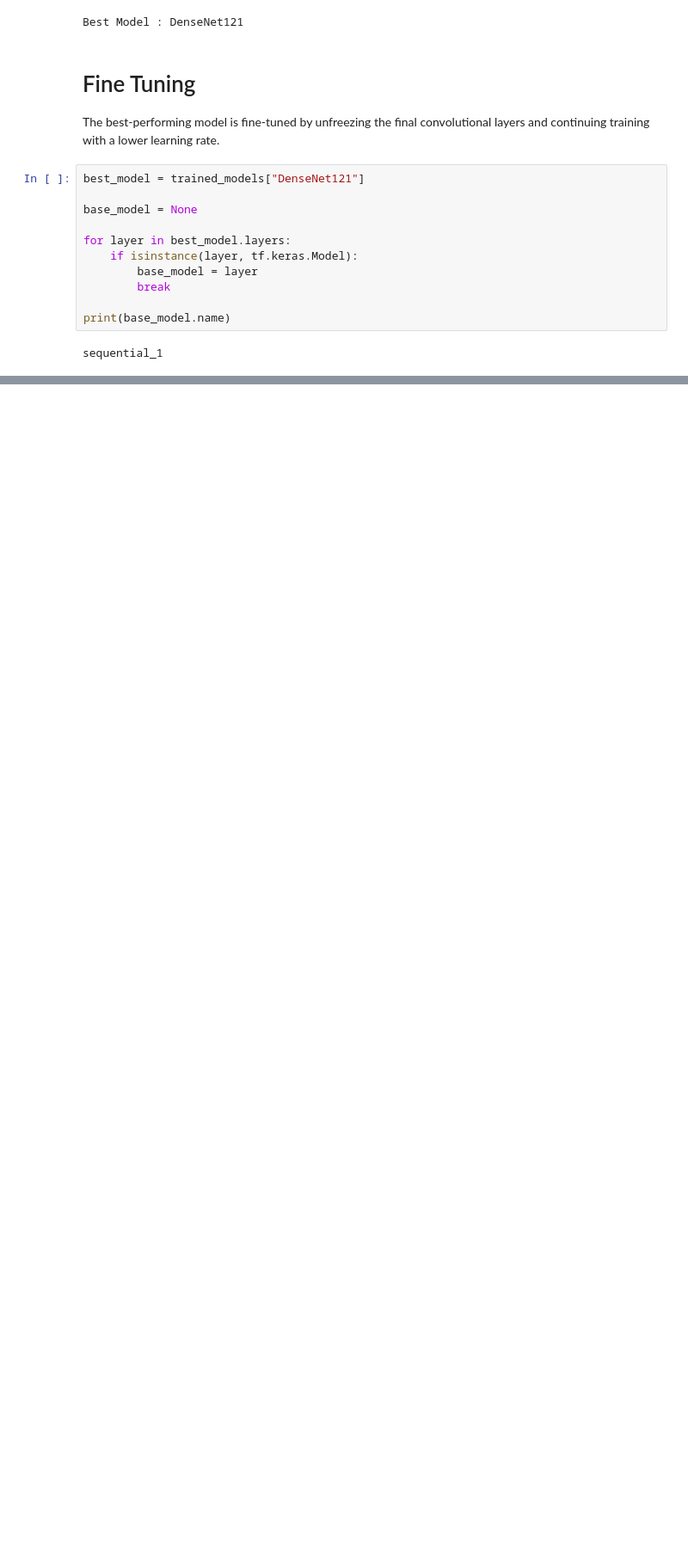
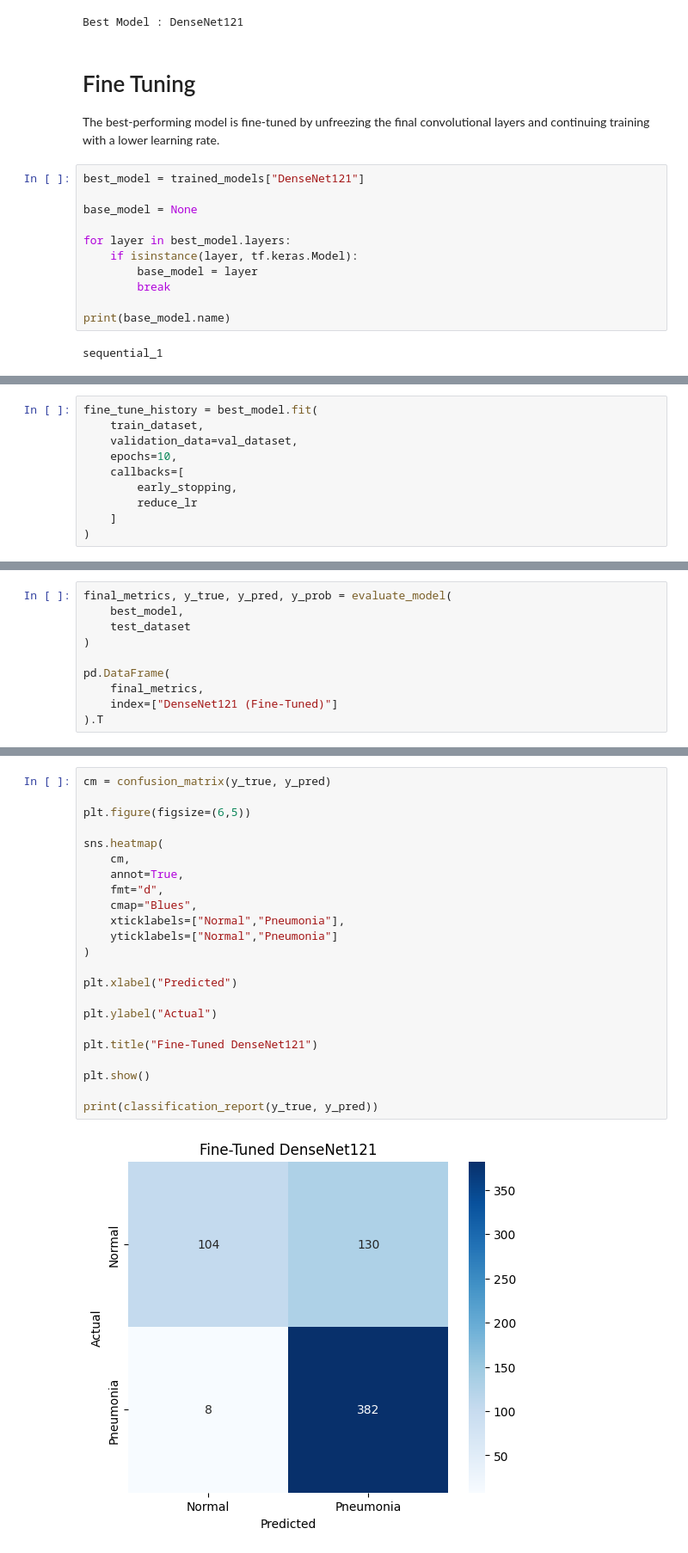
Before and after one commit to omxmishra/Pneumonia-Detection-App, a Jupyter notebook: notebooks/Pneumonia chest X-ray Classification.ipynb, the cells around one changed output, grey strips where cells are left out. Shown at 86% size. Saved outputs shown, nothing was run; the diff lists cells and outputs as text; blank space fills up the shorter version.

Commit message:
model

```diff
--- a/notebooks/Pneumonia chest X-ray Classification.ipynb
+++ b/notebooks/Pneumonia chest X-ray Classification.ipynb
@@ -1100,0 +1117,10 @@ sequential_1
+# %%
+fine_tune_history = best_model.fit(
+    train_dataset,
+    validation_data=val_dataset,
+    epochs=10,
+    callbacks=[
+        early_stopping,
+        reduce_lr
+    ]
+)
@@ -1100,0 +1148,10 @@ sequential_1
+# %%
+final_metrics, y_true, y_pred, y_prob = evaluate_model(
+    best_model,
+    test_dataset
+)
+
+pd.DataFrame(
+    final_metrics,
+    index=["DenseNet121 (Fine-Tuned)"]
+).T
@@ -1100,0 +1165,25 @@ sequential_1
+# %%
+cm = confusion_matrix(y_true, y_pred)
+
+plt.figure(figsize=(6,5))
+
+sns.heatmap(
+    cm,
+    annot=True,
+    fmt="d",
+    cmap="Blues",
+    xticklabels=["Normal","Pneumonia"],
+    yticklabels=["Normal","Pneumonia"]
+)
+
+plt.xlabel("Predicted")
+
+plt.ylabel("Actual")
+
+plt.title("Fine-Tuned DenseNet121")
+
+plt.show()
+
+print(classification_report(y_true, y_pred))
+# %% [output]
+[figure, added]
```
Also changed, not shown: parts of 6 cells of this notebook.
